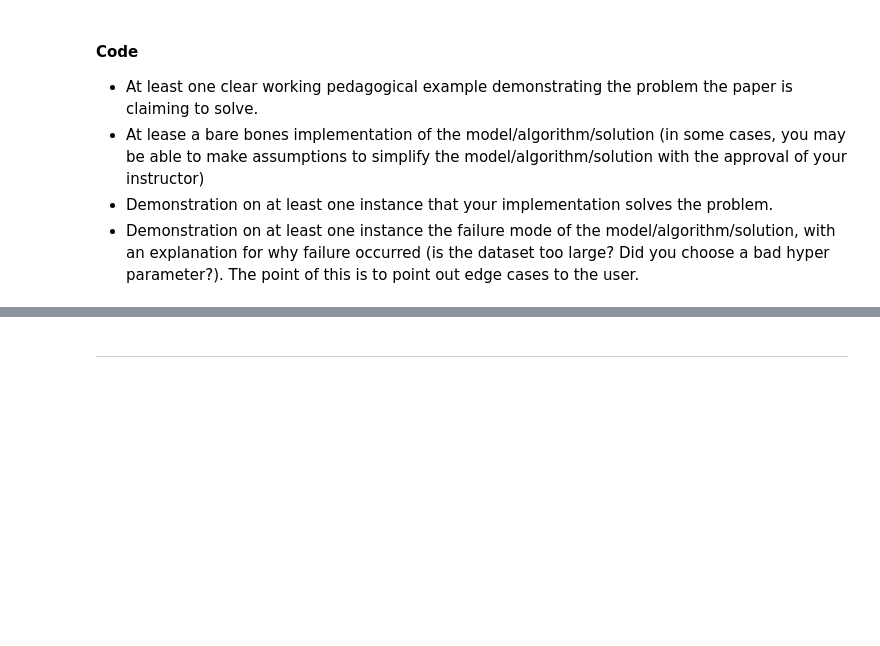
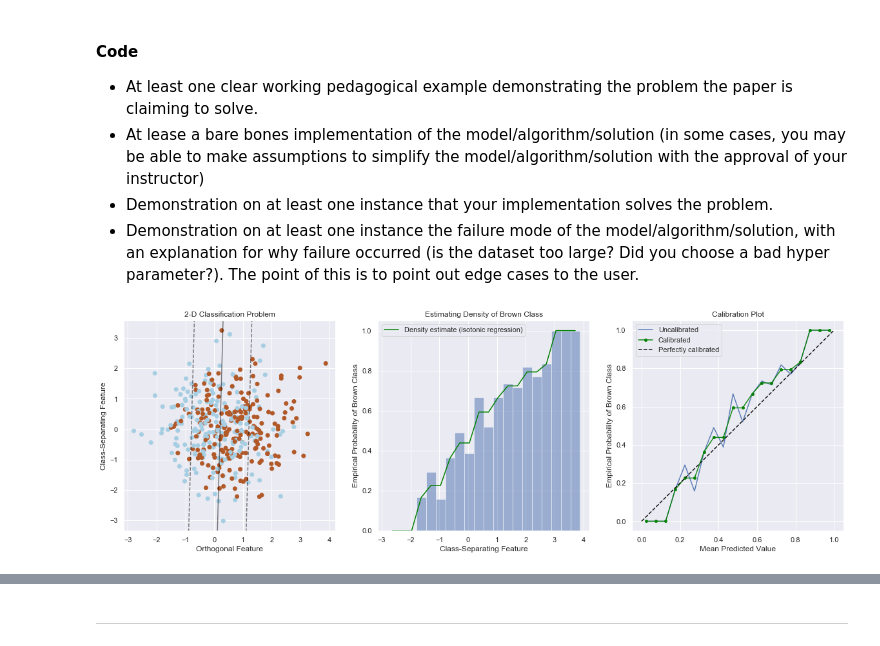
Before and after one commit to AnthonyRentsch/calibrated_regression, a Jupyter notebook: AM207 Final Project.ipynb, the cells around one changed output, grey strips where cells are left out. Saved outputs shown, nothing was run; the diff lists cells and outputs as text; code cells hidden in the pictures; blank space fills up the shorter version.

Commit message:
figure 2 implemented

```diff
--- a/AM207 Final Project.ipynb
+++ b/AM207 Final Project.ipynb
@@ -11,8 +11,12 @@ import pandas as pd
 import numpy as np
 
 from sklearn.model_selection import train_test_split
-from sklearn.datasets import make_classification
-from sklearn.linear_model import LogisticRegression
+from sklearn.isotonic import IsotonicRegression
+from sklearn import svm
+
+import matplotlib.pyplot as plt
+import seaborn as sns
+sns.set()
 # %% [markdown]
 #### Problem Statement
 
@@ -59,3 +57,76 @@ which types of experiments were performed? What claims were these experiments tr
 - At lease a bare bones implementation of the model/algorithm/solution (in some cases, you may be able to make assumptions  to simplify the model/algorithm/solution with the approval of your instructor)
 - Demonstration on at least one instance that your implementation solves the problem.
 - Demonstration on at least one instance the failure mode of the model/algorithm/solution, with an explanation for why failure occurred (is the dataset too large? Did you choose a bad hyper parameter?). The point of this is to point out edge cases to the user.
+# %%
+seed = 207
+np.random.seed(seed)
+
+npoints=500
+X = np.random.normal(size=(npoints,2))
+y = np.concatenate((np.ones(shape=(int(npoints/2),)), np.zeros(shape=(int(npoints/2),))), axis=0)
+X[:,0] += 0.8*y
+X_train, X_test, y_train, y_test = train_test_split(X, y, random_state=seed, train_size=0.8)
+
+fig, ax = plt.subplots(nrows=1, ncols=3, figsize=(20,6))
+
+# Fig 2 Subplotx 1
+ax[0].scatter(X_train[:,0], X_train[:,1], c=y_train, cmap=plt.cm.Paired)
+ax[0].set_xlabel('Orthogonal Feature')
+ax[0].set_ylabel('Class-Separating Feature')
+ax[0].set_title('2-D Classification Problem')
+
+# Plotting hyperplane from SVM
+clf = svm.SVC(kernel='linear', C=1000)
+clf.fit(X_train, y_train)
+
+# get the separating hyperplane
+w = clf.coef_[0]
+a = -w[0] / w[1]
+xlim = ax[0].get_xlim()
+ylim = ax[0].get_ylim()
+xx = np.linspace(xlim[0], xlim[1])
+yy = a * xx - (clf.intercept_[0]) / w[1]
+ax[0].plot(xx,yy, '-', color='black', alpha=0.5)
+ax[0].plot(xx+1,yy, '--', color='black', alpha=0.5)
+ax[0].plot(xx-1,yy, '--', color='black', alpha=0.5)
+ax[0].set_xlim(xlim)
+ax[0].set_ylim(ylim)
+
+# Fig 2 Subplot 2
+X_train_proj = X_train[:,0]
+
+# finding the bins
+nbins=20
+counts, bins = np.histogram(X_train_proj, bins=nbins)
+
+# finding the ratio of class 1 points in each bin
+counts_0, bins_0 = np.histogram(X_train_proj[y_train == 0], bins=bins)
+counts_1, bins_1 = np.histogram(X_train_proj[y_train == 1], bins=bins)
+ratios = counts_1/(counts_0 + counts_1)
+
+# plotting histograms
+bin_means = [0.5*(bins[i] + bins[i+1]) for i in range(nbins)]
+bin_width = bins[1]-bins[0]
+
+ax[1].bar(bin_means, ratios, alpha=0.5, width=bin_width)
+ax[1].set_xlabel('Class-Separating Feature')
+ax[1].set_ylabel('Empirical Probability of Brown Class')
+ax[1].set_title('Estimating Density of Brown Class')
+
+# isotonic regression
+ir = IsotonicRegression()
+density_estimate = ir.fit_transform(bin_means, ratios)
+ax[1].plot(bin_means, density_estimate, '-', color='green', label='Density estimate (isotonic regression)')
+ax[1].legend();
+
+# Fig 2 Subplot 3
+xrange = np.linspace(0+0.5/nbins,1-0.5/nbins,nbins)
+ax[2].plot(xrange, ratios, alpha=0.9, label='Uncalibrated')
+ax[2].plot(xrange, density_estimate, 'o-', color='green', alpha=0.9, label='Calibrated', markersize=4)
+ax[2].plot(np.linspace(0,1), np.linspace(0,1), '--' ,color='black', alpha=0.9, label='Perfectly calibrated')
+ax[2].set_xlabel('Mean Predicted Value')
+ax[2].set_ylabel('Empirical Probability of Brown Class')
+ax[2].set_title('Calibration Plot')
+ax[2].legend();
+# %% [output]
+[figure, added]
```
Also changed, not shown: parts of 2 cells of this notebook.
